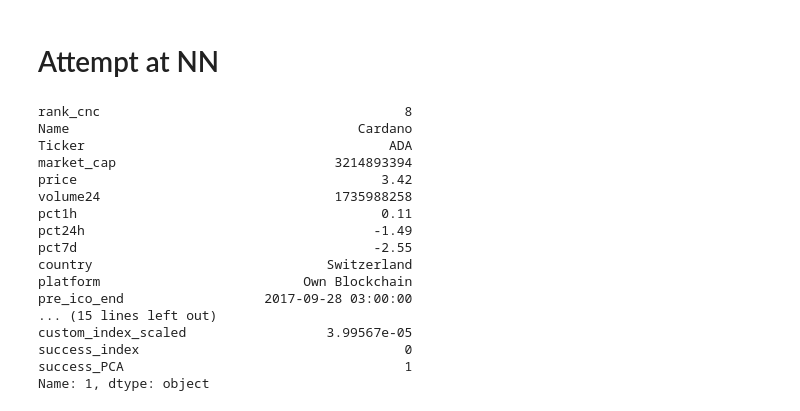
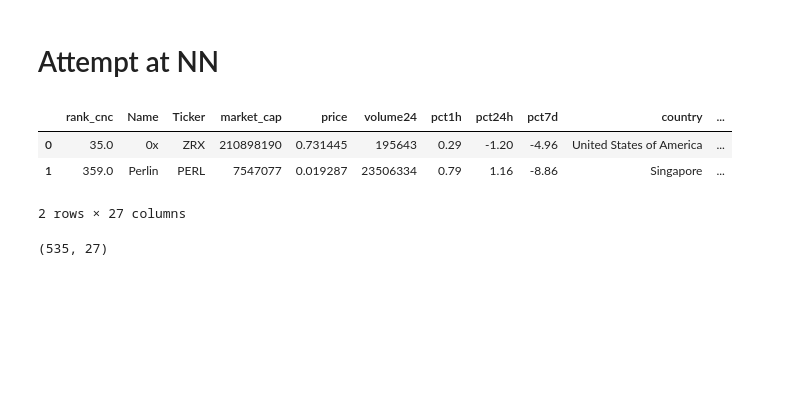
Before and after one commit to eccadena/ICO_Viability_Index, a Jupyter notebook: notebooks/libs/Eric/experimentation/Eric_NN_1_hidden.ipynb, the cells around one changed output. Drawn from its saved outputs; the diff is of its cells as text; code cells hidden in the pictures; blank space fills up the shorter version.

```diff
--- a/notebooks/libs/Eric/experimentation/Eric_NN_1_hidden.ipynb
+++ b/notebooks/libs/Eric/experimentation/Eric_NN_1_hidden.ipynb
@@ -16,25 +16,17 @@ random.set_seed(2)
 # %%
 file_path = Path("../../../../data/cleandata/success_PCA_df.csv")
 df = pd.read_csv(file_path)
-df.iloc[1]
-# %% [output]
-rank_cnc                                       8
-Name                                     Cardano
-Ticker                                       ADA
-market_cap                            3214893394
-price                                       3.42
-volume24                              1735988258
-pct1h                                       0.11
-pct24h                                     -1.49
-pct7d                                      -2.55
-country                              Switzerland
-platform                          Own Blockchain
-pre_ico_end                  2017-09-28 03:00:00
-... (15 lines left out)
-custom_index_scaled                  3.99567e-05
-success_index                                  0
-success_PCA                                    1
-Name: 1, dtype: object
+# %%
+df.head(2)
+# %% [output]
+|  | rank_cnc | Name | Ticker | market_cap | price | volume24 | pct1h | pct24h | pct7d | country | ... |
+| 0 | 35.0 | 0x | ZRX | 210898190 | 0.731445 | 195643 | 0.29 | -1.20 | -4.96 | United States of America | ... |
+| 1 | 359.0 | Perlin | PERL | 7547077 | 0.019287 | 23506334 | 0.79 | 1.16 | -8.86 | Singapore | ... |
+2 rows × 27 columns
+# %%
+df.shape
+# %% [output]
+(535, 27)
 # %%
 df.columns
 # %% [output]
```
Also changed, not shown: parts of 22 cells of this notebook, 9 other files.
